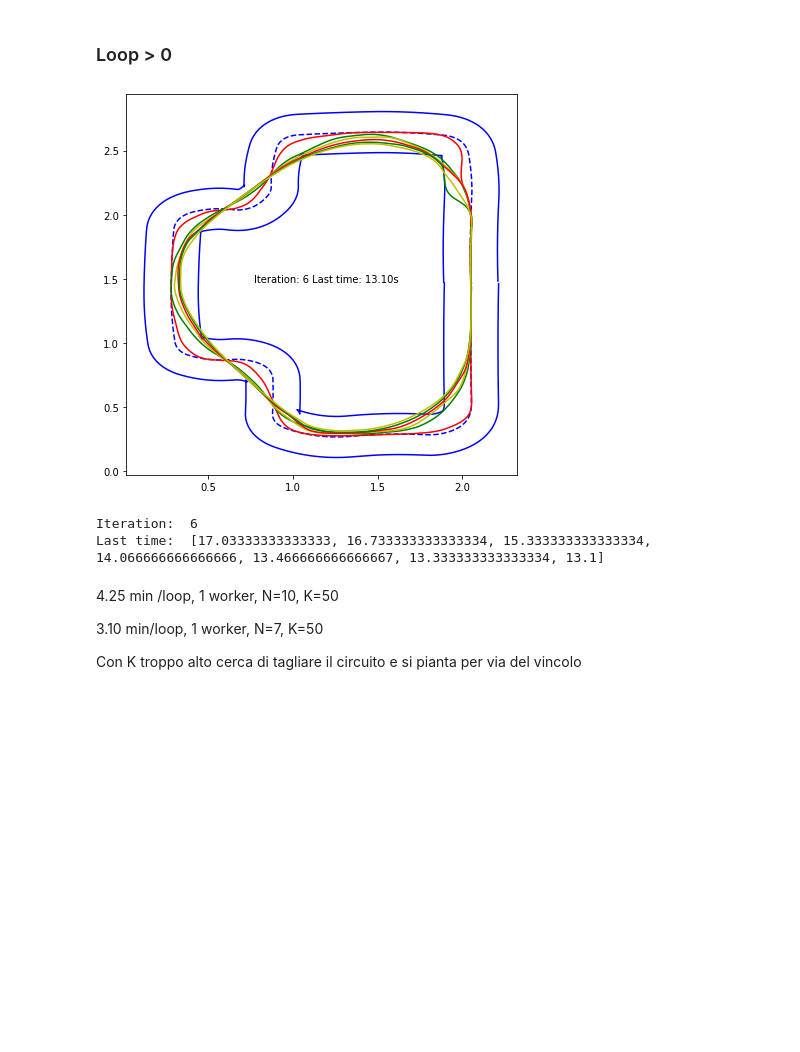
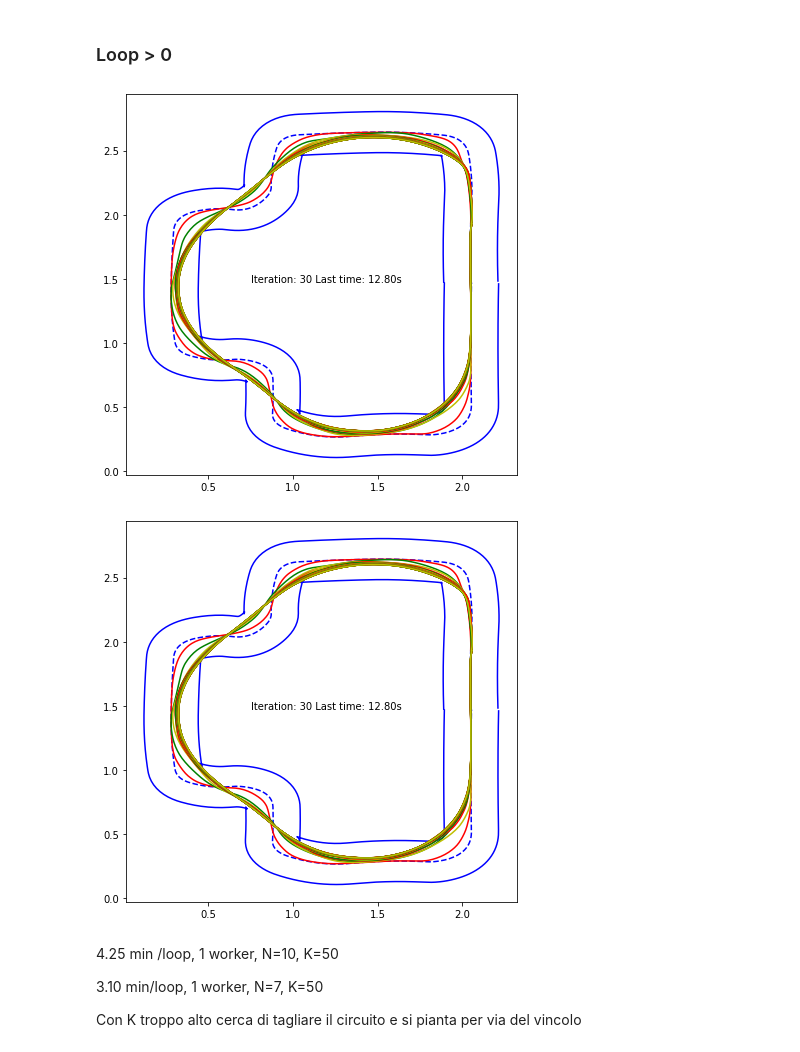
Before and after one commit to giuliovv/duckrace, a Jupyter notebook: iterative_mpc_hull_constraint.ipynb, the cells around one changed output. Drawn from its saved outputs; the diff is of its cells as text; code cells hidden in the pictures; blank space fills up the shorter version.

```diff
--- a/iterative_mpc_hull_constraint.ipynb
+++ b/iterative_mpc_hull_constraint.ipynb
@@ -17,7 +17,7 @@ if colab:
 # Hyperparameters
 test_results = True
 T = 15
-N = 15
+N = 10
 n_from_index = 0 # How far the first point is
 # %%
 import gym_duckietown
@@ -160,7 +160,7 @@ K = 30
 
 # N iterations to consider
 i_j = 4
-i_j_all = False
+i_j_all = True
 
 # Number of points to consider for convex margin constraints
 CM = 4
@@ -312,7 +312,7 @@ from sklearn.neighbors import NearestNeighbors
 # %%
 from IPython import display as ipythondisplay
 # %%
-n_iterations = 12
+n_iterations = 30
 
 real_time_plot = True
 
@@ -421,36 +421,35 @@ for iteration in range(n_iterations):
             # The first points in the next iteration have distance 0 to the finish line
             last_iterations[:-1, :N] = X_log_orig[:, :N]
             last_iterations[-1, :N] = 0
             # After one iteration the angle is +2*pi
             last_iterations[2, :N] += 2*np.pi
     if real_time_plot:
         ax.plot(*X_log[:2,:], c=['r', 'g', 'y'][iteration%3])
         t1.set_text("Iteration: {iteration} Last time: {time:.2f}s".format(iteration=iteration+1, time=X_log.shape[1]*dt))
         plt.draw()
         ipythondisplay.clear_output(wait=True)
         ipythondisplay.display(plt.gcf())
     last_points = X_log
     last_points = np.vstack((last_points, np.arange(last_points.shape[1])[::-1]))
 
     plain_loops.append(X_log)
     loops_with_time.append(last_points)
 
     # I use the last i_j iterations
     if i_j_all:
         last_iterations = np.hstack(loops_with_time)
     else:
         last_iterations = np.hstack(loops_with_time[-i_j:])
 
     # all_points_len = all_points.shape[1]
     # if all_points_len > last_points.shape[1]:
     #     last_points = np.pad(last_points, ((0,0), (0, all_points_len-last_points.shape[1])), 'constant', constant_values=(0,0))
     # if all_points_len < last_points.shape[1]:
     #     all_points = np.pad(all_points, ((0,0), (0, last_points.shape[1]-all_points_len)), 'constant', constant_values=(0,0))
     # all_points = np.hstack((all_points, last_points))
 # %% [output]
-[figure, old version]
+[figure, new version]
-Iteration:  6
-Last time:  [17.03333333333333, 16.733333333333334, 15.333333333333334, 14.066666666666666, 13.466666666666667, 13.333333333333334, 13.1]
+[figure, added]
 # %% [markdown]
 4.25 min /loop, 1 worker, N=10, K=50
 
```
Also changed, not shown: parts of 10 cells of this notebook, 2 other files.
